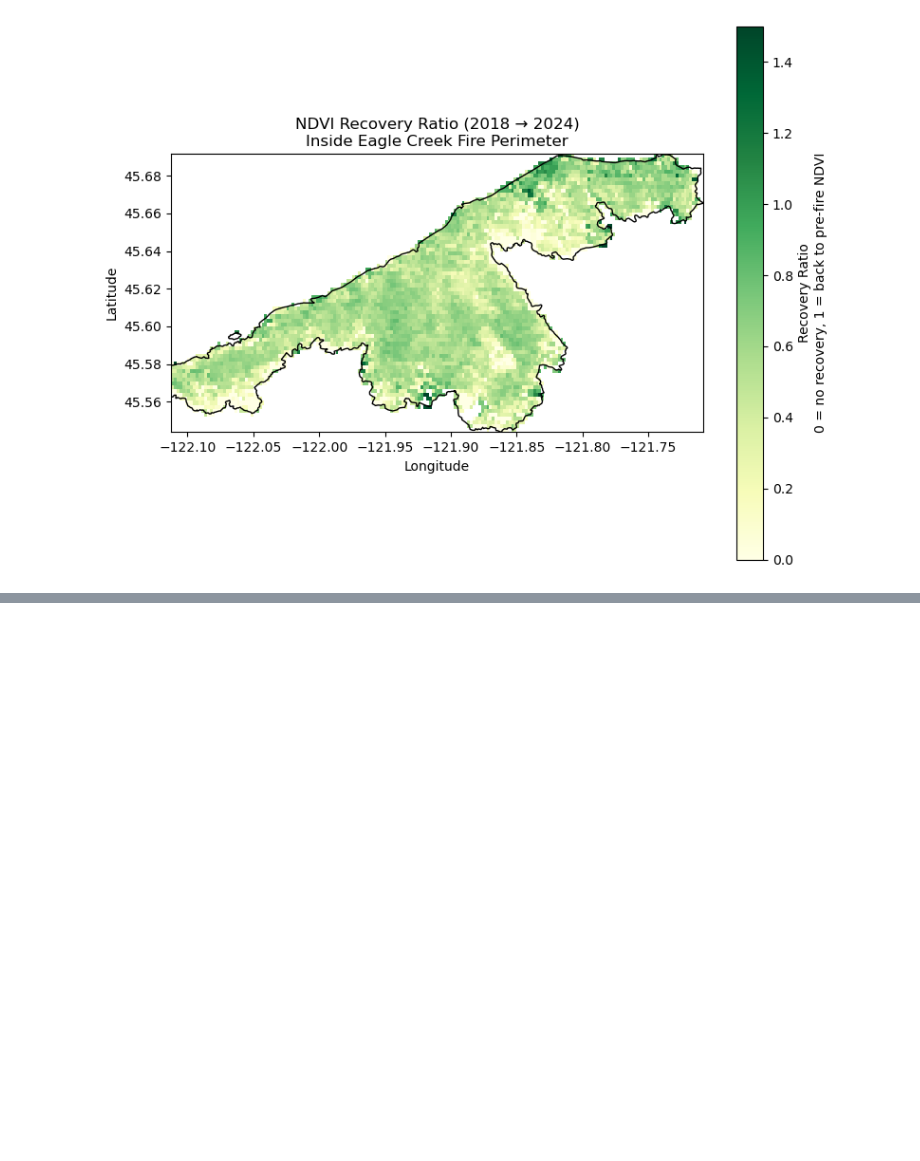
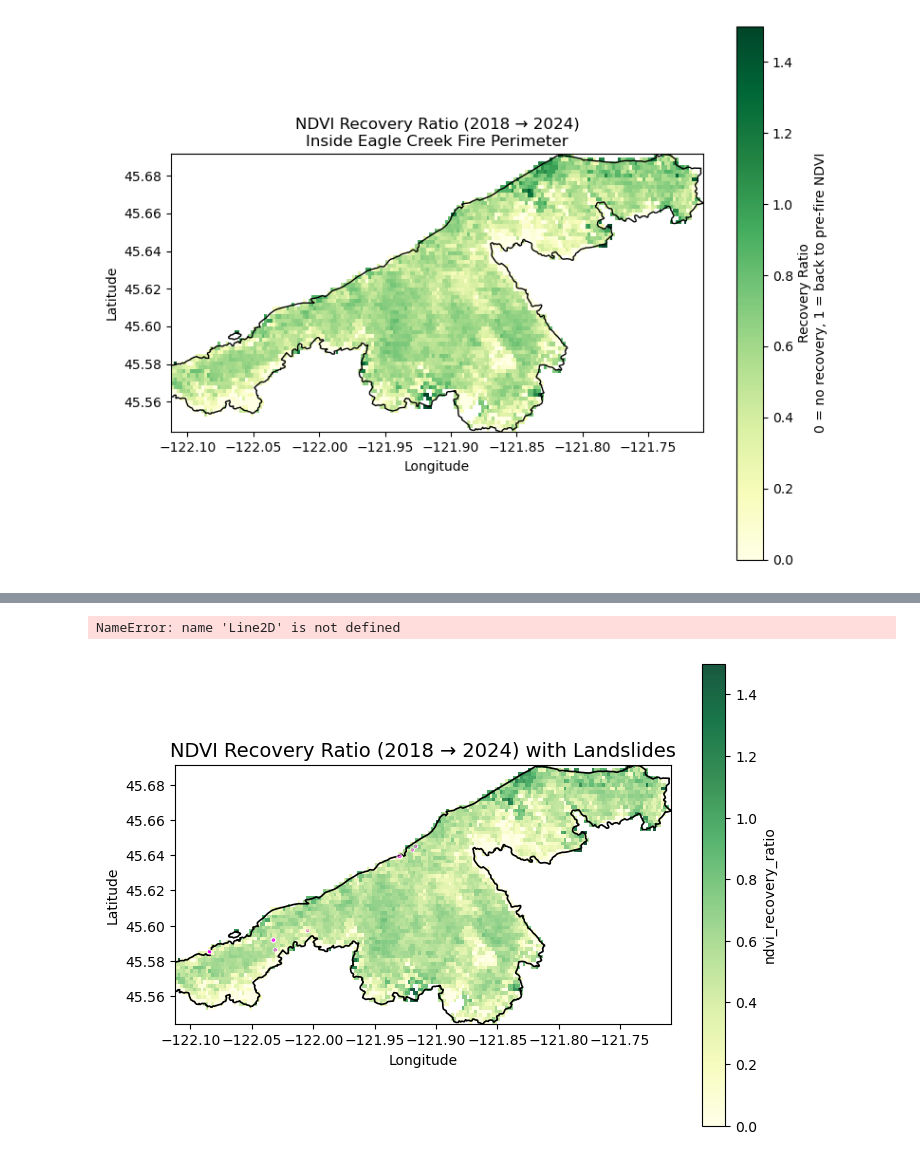
Before and after one commit to earthlab-education/04-vegetation-tkbravo, a Jupyter notebook: notebooks/fire.ipynb, the cells around one changed output, grey strips where cells are left out. Drawn from its saved outputs; the diff is of its cells as text; code cells hidden in the pictures; blank space fills up the shorter version.

```diff
--- a/notebooks/fire.ipynb
+++ b/notebooks/fire.ipynb
@@ -707,0 +745,7 @@ Recovery stats (ignoring NaN):
+# %%
+# Clip landslides to the fire perimeter
+
+# fire_ndvi is your fire perimeter in the same CRS as recovery_da (from your existing code)
+# Only keep landslides that intersect the fire polygon
+landslides_in_fire = gpd.overlay(landslides, fire_ndvi, how="intersection")
+print(f"Total landslides: {len(landslides)}, inside fire perimeter: {len(landslides_in_fire)}")
@@ -707,0 +816,64 @@ Recovery stats (ignoring NaN):
+# %%
+# Try again for a visible overlay plot
+
+fig, ax = plt.subplots(figsize=(8, 6))
+
+# 1. Plot NDVI recovery raster, a bit transparent
+im = recovery_plot.plot(
+    ax=ax,
+    cmap="YlGn",
+    vmin=0,
+    vmax=1.5,
+    add_colorbar=True,
+    alpha=0.9,        # slightly transparent so outlines stand out
+)
+
+# 2. Fire perimeter
+fire_ndvi.boundary.plot(
+    ax=ax,
+    edgecolor="black",
+    linewidth=1.2,
+    zorder=2
+)
+
+# Use landslides_in_fire or landslides depending on what you want
+ls = landslides_in_fire
+
+# 3a. White halo (thicker)
+ls.plot(
+    ax=ax,
+    facecolor="none",
+    edgecolor="white",
+    linewidth=3.5,
+    zorder=5
+)
+
+# 3b. Bright core outline (thinner, on top of halo)
+ls.plot(
+    ax=ax,
+    facecolor="none",
+    edgecolor="#ff00ff",  # bright magenta
+    linewidth=1.8,
+    zorder=6
+)
+
+ax.set_title("NDVI Recovery Ratio (2018 → 2024) with Landslides", fontsize=14)
+ax.set_xlabel("Longitude")
+ax.set_ylabel("Latitude")
+
+# Clean legend
+legend_handles = [
+    Line2D([0], [0], color="black", lw=1.2, label="Fire perimeter"),
+    Line2D([0], [0], color="#ff00ff", lw=2.0, label="Landslides"),
+]
+
+ax.legend(handles=legend_handles, loc="lower left")
+
+cbar = im.colorbar
+cbar.set_label("Recovery Ratio\n0 = no recovery, 1 = pre-fire NDVI")
+
+plt.tight_layout()
+plt.show()
+# %% [output]
+NameError: name 'Line2D' is not defined
+[figure, added]
```
Also changed, not shown: parts of 8 cells of this notebook.
